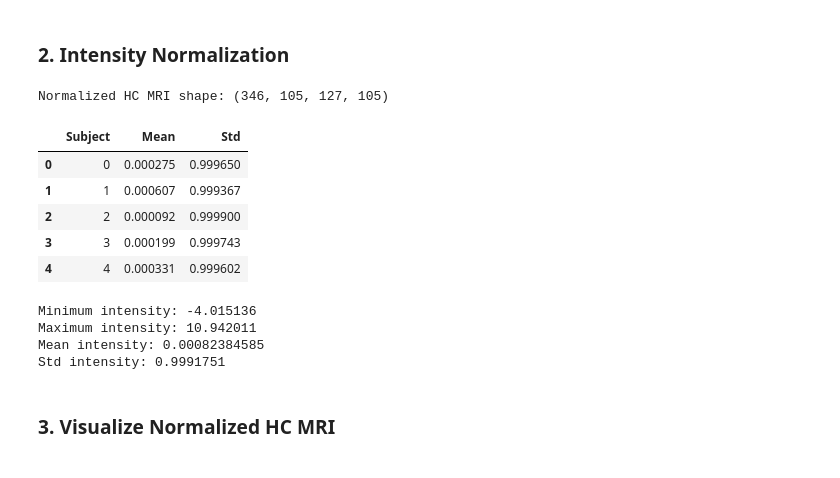
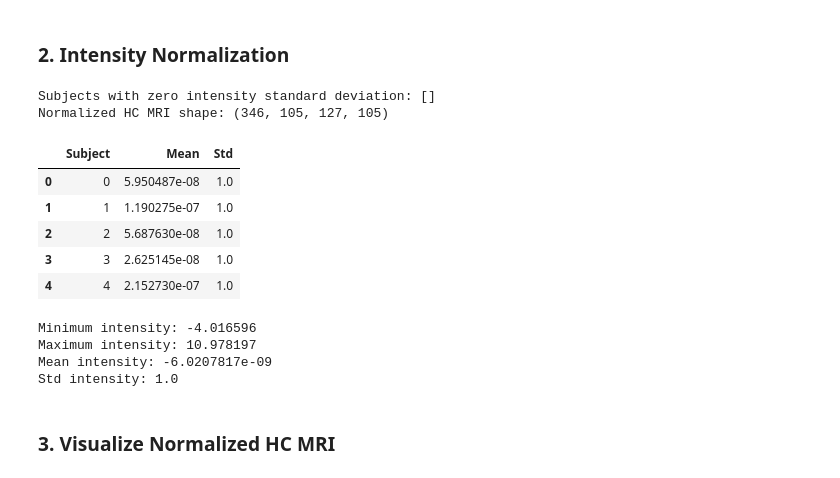
Before and after one commit to AnyUnimib/Medical_Imaging_Project, a Jupyter notebook: ADNI.ipynb, the cells around one changed output. Cells and saved outputs as stored; diff of their text form; code cells hidden in the pictures.

```diff
--- a/ADNI.ipynb
+++ b/ADNI.ipynb
@@ -423,20 +423,15 @@ Unexpected sex labels: 1
 # %% [markdown]
 ### 1. Apply rmask_ICV Mask
 # %%
-hc_mri_data = np.stack([
-    nib.load(file).get_fdata(dtype=np.float32)
-    for file in hc_mri_files])
-
+# Load all HC MRI volumes
+hc_mri_data = np.stack([nib.load(file).get_fdata(dtype=np.float32) for file in hc_mri_files])
 print("HC MRI data shape:", hc_mri_data.shape)
 
+# Load the MRI-compatible rmask_ICV mask
 rmask_data = rmask_icv_img.get_fdata().astype(np.float32)
 
-hc_masked_data = np.array([
-    img * rmask_data
-    for img in [
-        nib.load(file).get_fdata(dtype=np.float32)
-        for file in hc_mri_files]
-])
+# Apply the mask to all HC MRI volumes
+hc_masked_data = hc_mri_data * rmask_data
 
 print("Masked HC MRI shape:", hc_masked_data.shape)
 print("Non-zero voxels per subject:", np.count_nonzero(hc_masked_data, axis=(1, 2, 3))[:5])
@@ -447,43 +442,53 @@ Non-zero voxels per subject: [571836 562399 559976 568695 587046]
 # %% [markdown]
 ### 2. Intensity Normalization
 # %%
+# Perform subject-wise z-score normalization within the masked brain region
 hc_normalized_data = np.zeros_like(hc_masked_data, dtype=np.float32)
+zero_std_subjects = []
 
 for i in range(hc_masked_data.shape[0]):
     image = hc_masked_data[i]
-    brain_voxels = image[rmask_data > 0]
-    mean, std = brain_voxels.mean(), brain_voxels.std()
+    brain_voxels = image[image > 0]
+    mean = brain_voxels.mean()
+    std = brain_voxels.std()
+
     if std > 0:
         hc_normalized_data[i] = np.where(image > 0, (image - mean) / std, 0)
+    else:
+        zero_std_subjects.append(i)
 
+print("Subjects with zero intensity standard deviation:", zero_std_subjects)
 print("Normalized HC MRI shape:", hc_normalized_data.shape)
 
+# Verify normalization for representative subjects
 normalization_check = []
+
 for i in range(5):
     voxels = hc_normalized_data[i][hc_normalized_data[i] != 0]
     normalization_check.append({"Subject": i, "Mean": voxels.mean(), "Std": voxels.std()})
 
 display(pd.DataFrame(normalization_check))
 
+# Check overall normalized intensity distribution
 normalized_voxels = hc_normalized_data[hc_normalized_data != 0]
 
-# Check Normalized Intensity Distribution
 print("Minimum intensity:", normalized_voxels.min())
 print("Maximum intensity:", normalized_voxels.max())
 print("Mean intensity:", normalized_voxels.mean())
 print("Std intensity:", normalized_voxels.std())
 # %% [output]
+Subjects with zero intensity standard deviation: []
 Normalized HC MRI shape: (346, 105, 127, 105)
 |  | Subject | Mean | Std |
-| 0 | 0 | 0.000275 | 0.999650 |
-| 1 | 1 | 0.000607 | 0.999367 |
-| 2 | 2 | 0.000092 | 0.999900 |
-| 3 | 3 | 0.000199 | 0.999743 |
-| 4 | 4 | 0.000331 | 0.999602 |
+| 0 | 0 | 5.950487e-08 | 1.0 |
+| 1 | 1 | 1.190275e-07 | 1.0 |
+| 2 | 2 | 5.687630e-08 | 1.0 |
+| 3 | 3 | 2.625145e-08 | 1.0 |
+| 4 | 4 | 2.152730e-07 | 1.0 |
-Minimum intensity: -4.015136
-Maximum intensity: 10.942011
-Mean intensity: 0.00082384585
-Std intensity: 0.9991751
+Minimum intensity: -4.016596
+Maximum intensity: 10.978197
+Mean intensity: -6.0207817e-09
+Std intensity: 1.0
 # %% [markdown]
 ### 3. Visualize Normalized HC MRI
 # %%
```
Also changed, not shown: parts of 6 cells of this notebook.
